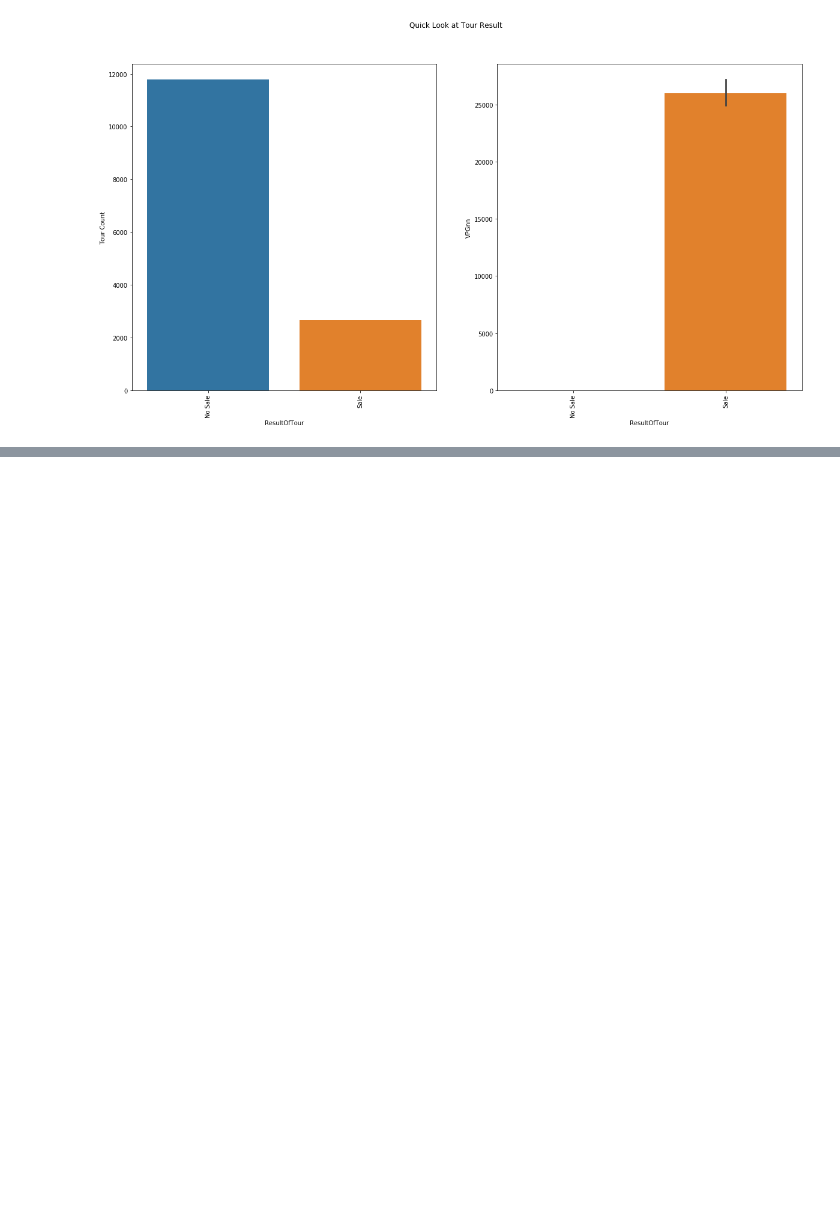
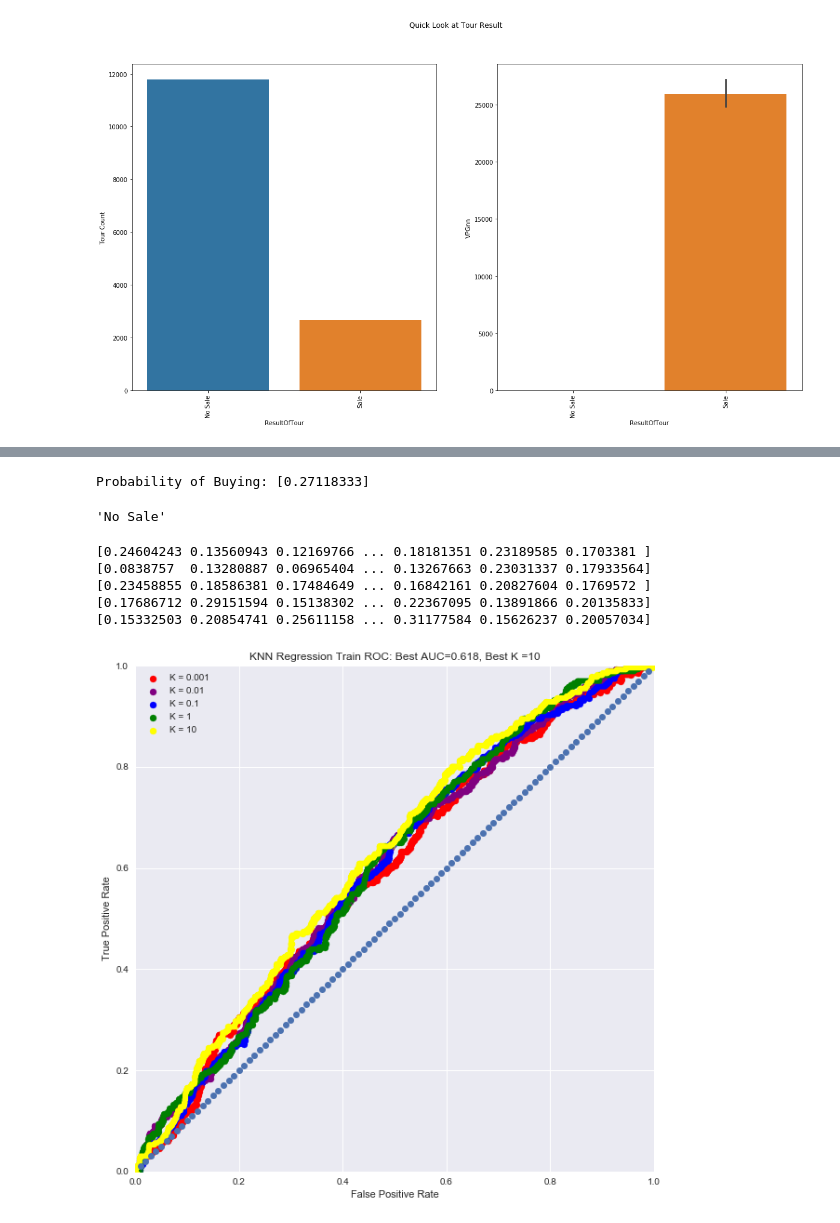
Before and after one commit to zcblack/Springboard, a Jupyter notebook: Capstone2/SpringboardDataCleanUp.ipynb, the cells around one changed output, grey strips where cells are left out. Saved outputs shown, nothing was run; the diff lists cells and outputs as text; code cells hidden in the pictures; blank space fills up the shorter version.

```diff
--- a/Capstone2/SpringboardDataCleanUp.ipynb
+++ b/Capstone2/SpringboardDataCleanUp.ipynb
@@ -455,15 +586,0 @@ Not Selected Features: ['Age']
-# %%
-# tabpy code
-
-model = LogisticRegression(C=bestC)
-model.fit(dfX,dfY)
-
-def isBuyer(Age, AgentLine, BookingWindow, FirstGenVsOwner, HHIRanges,
-                     Homeowner, InState, Programs, relationStatus):
-
-    X = pd.DataFrame(np.column_stack([Age, AgentLine, BookingWindow, FirstGenVsOwner, HHIRanges,
-                     Homeowner, InState, Programs, relationStatus])).replace(lineDICT).replace(bookDICT).replace(ownDICT).replace(hhiDICT).replace(homeDICT).replace(stateDICT).replace(progDICT).replace(relationDICT)
-    if model.predict_proba(X)[:,1]>= 0.5:
-        return 'Sale'
-    else:
-        return 'No Sale'
@@ -473,0 +649,5 @@ isBuyer(50,'Other Line','Inside 2 Days', 'Owner', '150k to 199k', 'No', 'Out of
+# %%
+isBuyer(65,'Inside 90 days', '1st Gen', '200k to 349k', 'No', 'In State', '(09) GL7 Inhouse', 'Couple')
+# %% [output]
+Probability of Buying: [0.27118333]
+'No Sale'
@@ -473,0 +660,54 @@ isBuyer(50,'Other Line','Inside 2 Days', 'Owner', '150k to 199k', 'No', 'Out of
+# %%
+# Import necessary modules
+from sklearn.linear_model import Ridge
+from sklearn.model_selection import cross_val_score
+
+# Instantiate a ridge regressor: ridge
+ridge = Ridge()
+
+# Perform 5-fold cross-validation: ridge_cv
+ridge_cv = cross_val_score(ridge,dfX2,dfY2, cv=5)
+
+bestK = 0
+bestAUCK = 0
+i = 0
+colors= ['red','purple','blue','green','yellow']
+
+#make cross validation of K values and kfold
+As = [0.001,0.01,0.1,1,10]
+
+#change  figure size
+mpl.rcParams['figure.figsize'] = (10,10)
+
+
+#ROC plot of model accuracy
+sns.set()
+plt.xlim(0,1)
+plt.ylim(0,1)
+plt.xlabel('False Positive Rate')
+plt.ylabel('True Positive Rate')
+
+for train, test in kf.split(dfX,dfY):
+    ridge = Ridge(alpha=As[i], normalize=False)
+    ridge.fit(dfX.iloc[train.tolist()],dfY.iloc[train.tolist()])
+    preds = ridge.predict(dfX.iloc[test.tolist()])
+    print(preds)
+    fpr, tpr, threshold = metrics.roc_curve(dfY.iloc[test.tolist()], preds)
+    auc = metrics.auc(fpr,tpr)
+    if auc>bestAUCK:
+        bestK=As[i]
+        bestAUCK=auc
+    i += 1
+    plt.scatter(x=fpr, y=tpr, c = colors[i-1],label='K = '+str(As[i-1]))
+    plt.plot(fpr,tpr, color = colors[i-1], linewidth=6.0)
+plt.legend()
+plt.title('KNN Regression Train ROC: Best AUC='+str(round(bestAUCK,3))+', Best K ='+str(bestK))
+plt.plot(x,y,'o')
+plt.show()
+# %% [output]
+[0.24604243 0.13560943 0.12169766 ... 0.18181351 0.23189585 0.1703381 ]
+[0.0838757  0.13280887 0.06965404 ... 0.13267663 0.23031337 0.17933564]
+[0.23458855 0.18586381 0.17484649 ... 0.16842161 0.20827604 0.1769572 ]
+[0.17686712 0.29151594 0.15138302 ... 0.22367095 0.13891866 0.20135833]
+[0.15332503 0.20854741 0.25611158 ... 0.31177584 0.15626237 0.20057034]
+[figure, added]
```
Also changed, not shown: parts of 19 cells of this notebook.
